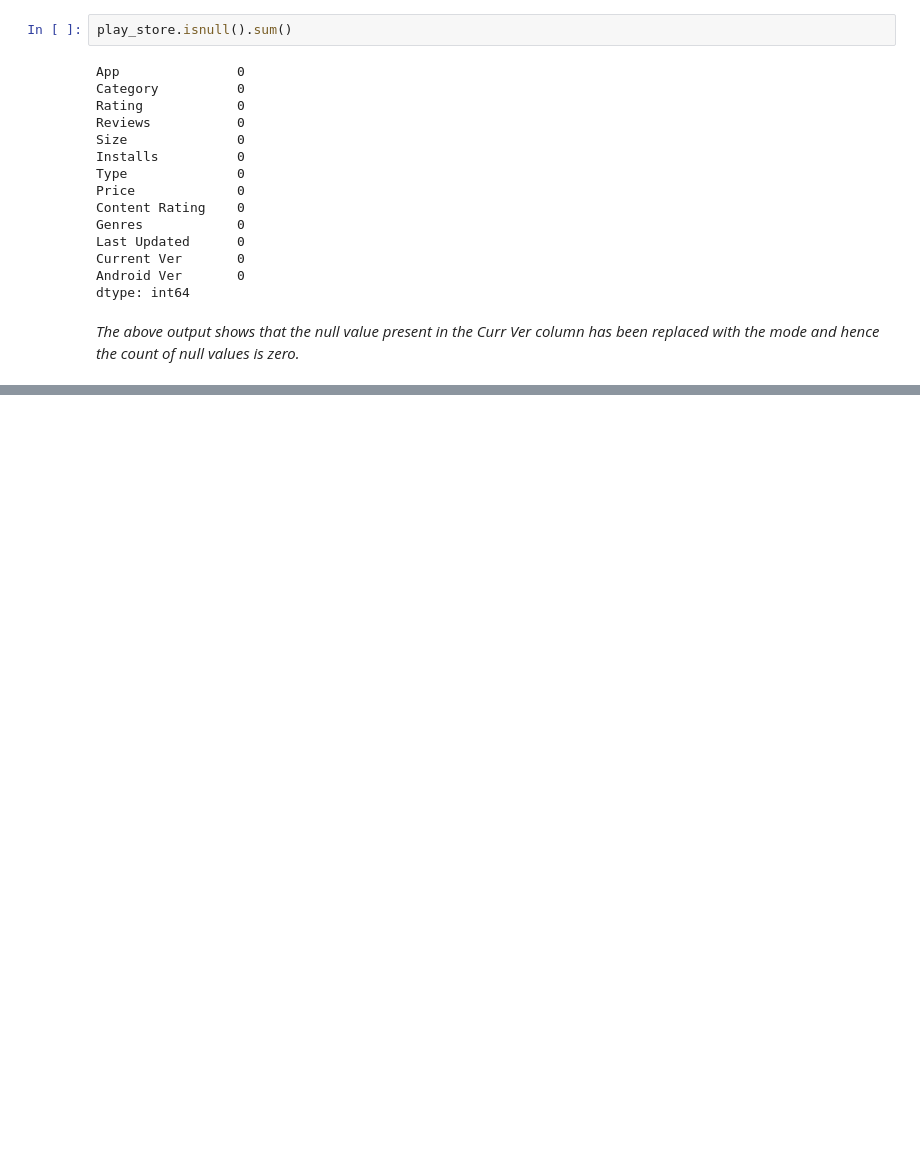
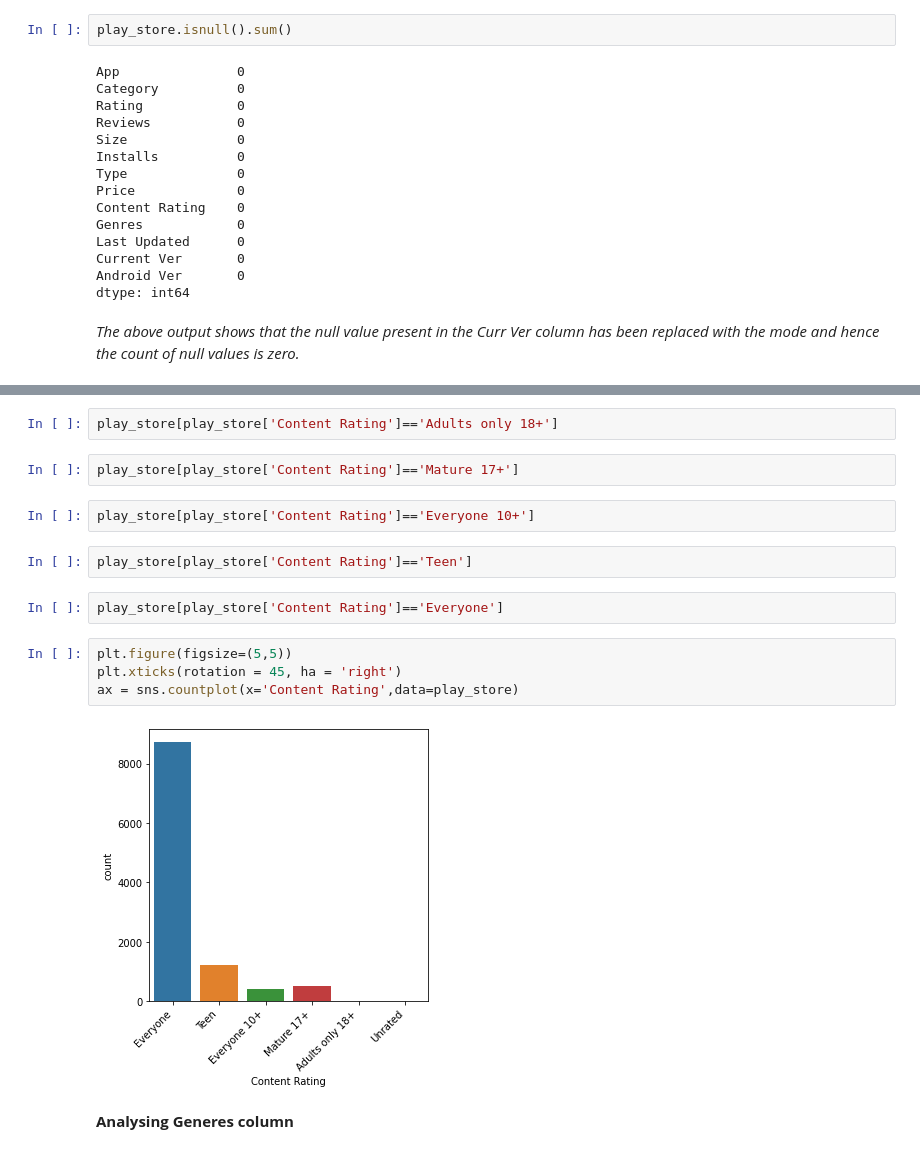
Before and after one commit to Vikrampr/Play-Store-App-Review-Analysis, a Jupyter notebook: Viram_Pratap_Play_Store_App_Review_Analysis_Capstone_Project.ipynb, the cells around one changed output, grey strips where cells are left out. Drawn from its saved outputs; the diff is of its cells as text; blank space fills up the shorter version.

```diff
--- a/Viram_Pratap_Play_Store_App_Review_Analysis_Capstone_Project.ipynb
+++ b/Viram_Pratap_Play_Store_App_Review_Analysis_Capstone_Project.ipynb
@@ -321,0 +386,18 @@ dtype: int64
+# %%
+play_store[play_store['Content Rating']=='Adults only 18+']
+# %%
+play_store[play_store['Content Rating']=='Mature 17+']
+# %%
+play_store[play_store['Content Rating']=='Everyone 10+']
+# %%
+play_store[play_store['Content Rating']=='Teen']
+# %%
+play_store[play_store['Content Rating']=='Everyone']
+# %%
+plt.figure(figsize=(5,5))
+plt.xticks(rotation = 45, ha = 'right')
+ax = sns.countplot(x='Content Rating',data=play_store)
+# %% [output]
+[figure, added]
+# %% [markdown]
+**Analysing Generes column**
```
Also changed, not shown: parts of 18 cells of this notebook.
